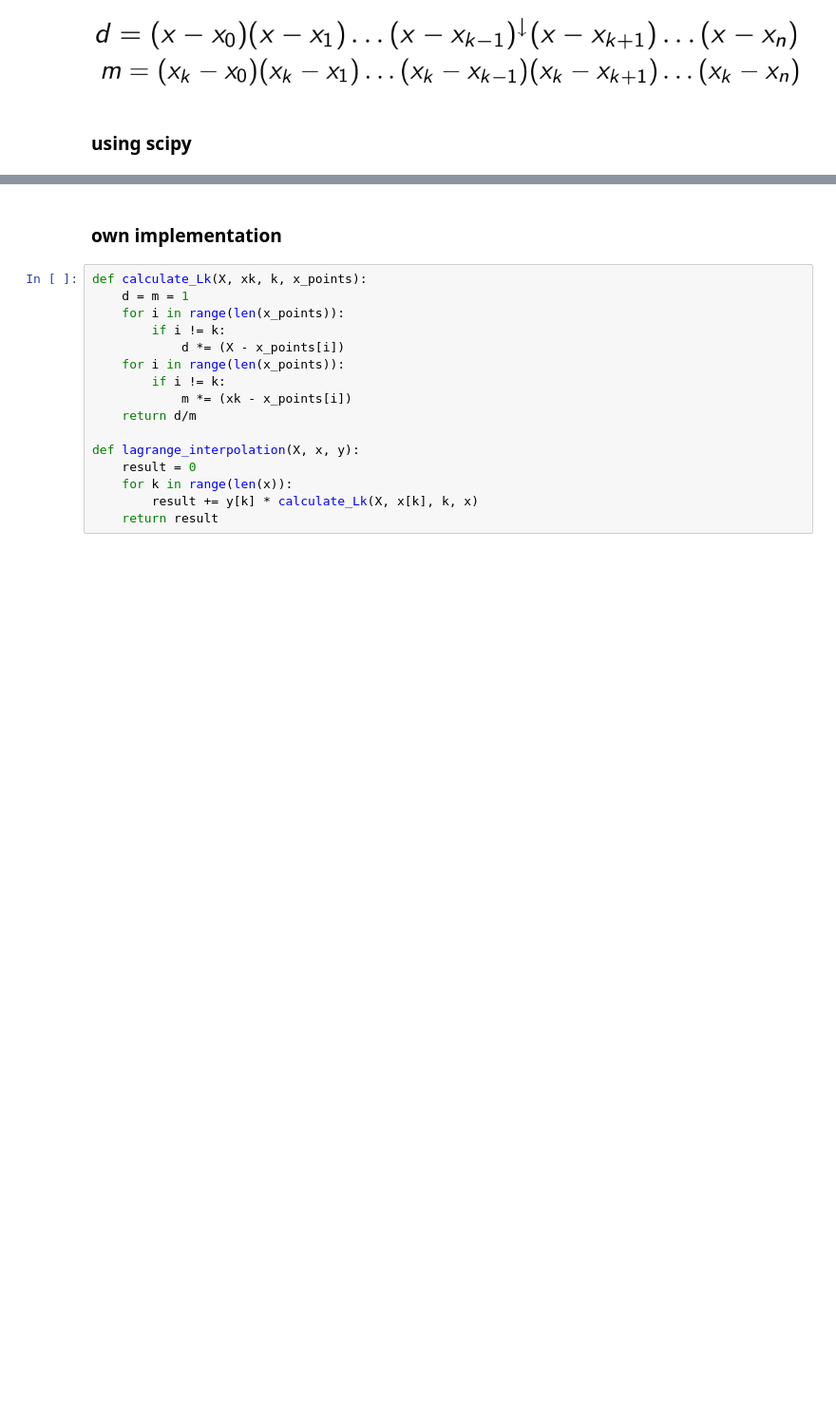
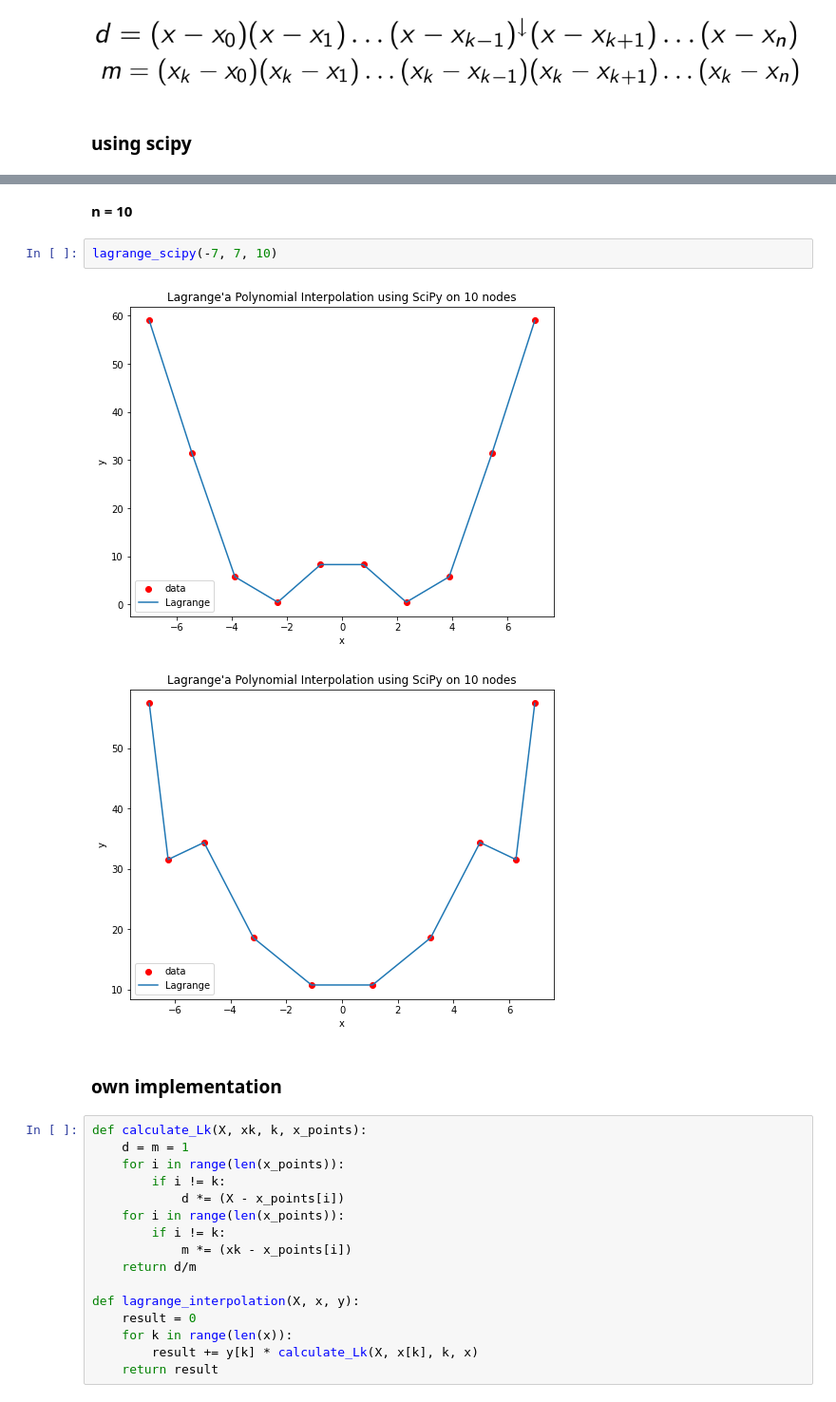
Before and after one commit to Szymon-Budziak/MOwNiT_course_AGH, a Jupyter notebook: Lab_2/Lab_2_code.ipynb, the cells around one changed output, grey strips where cells are left out. Shown at 95% size. Drawn from its saved outputs; the diff is of its cells as text; blank space fills up the shorter version.

```diff
--- a/Lab_2/Lab_2_code.ipynb
+++ b/Lab_2/Lab_2_code.ipynb
@@ -55,3 +90,10 @@ lagrange_scipy(x, y)
+# %% [markdown]
+**n = 10**
+# %%
+lagrange_scipy(-7, 7, 10)
+# %% [output]
+[figure, added]
+[figure, added]
 # %% [markdown]
 ### own implementation
 # %%
```
Also changed, not shown: parts of 33 cells of this notebook, 1 other file.
